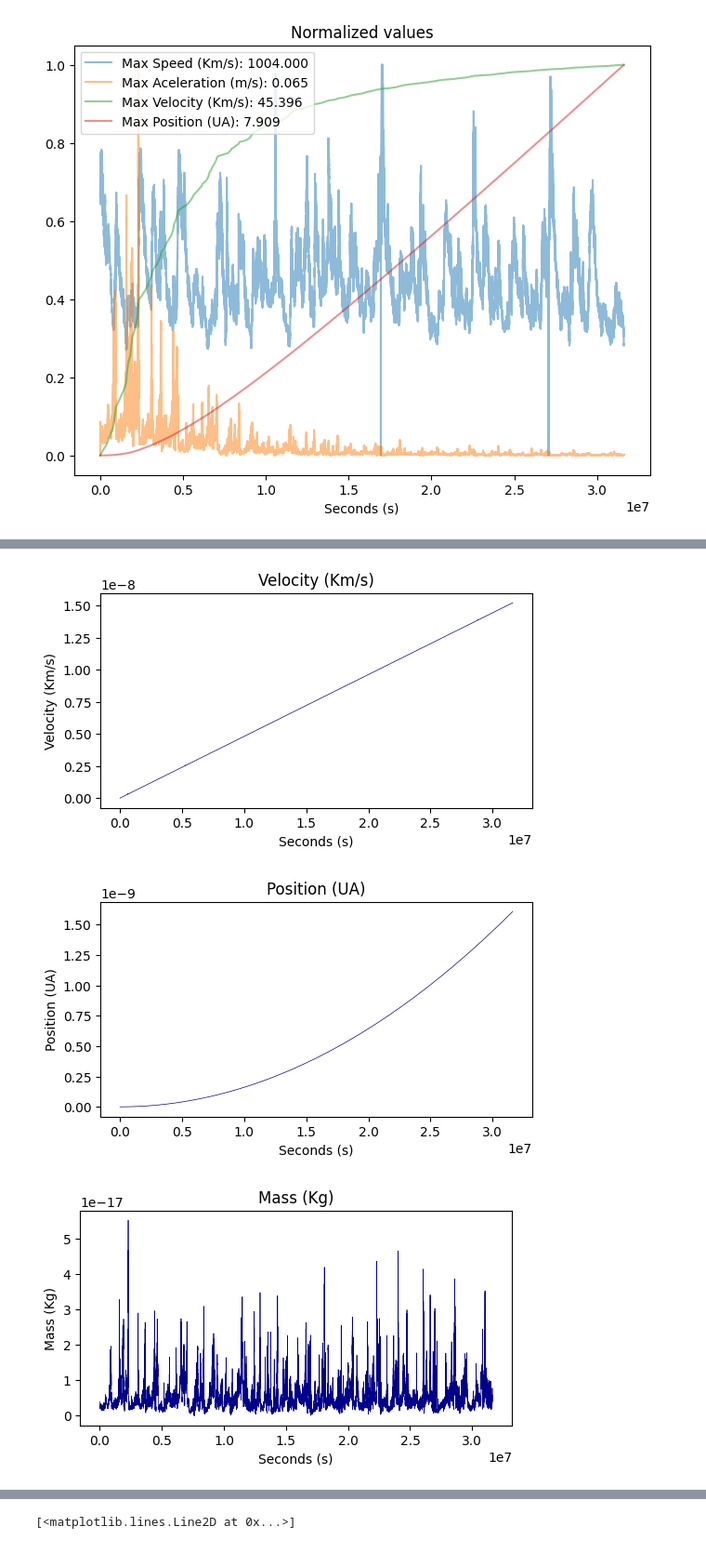
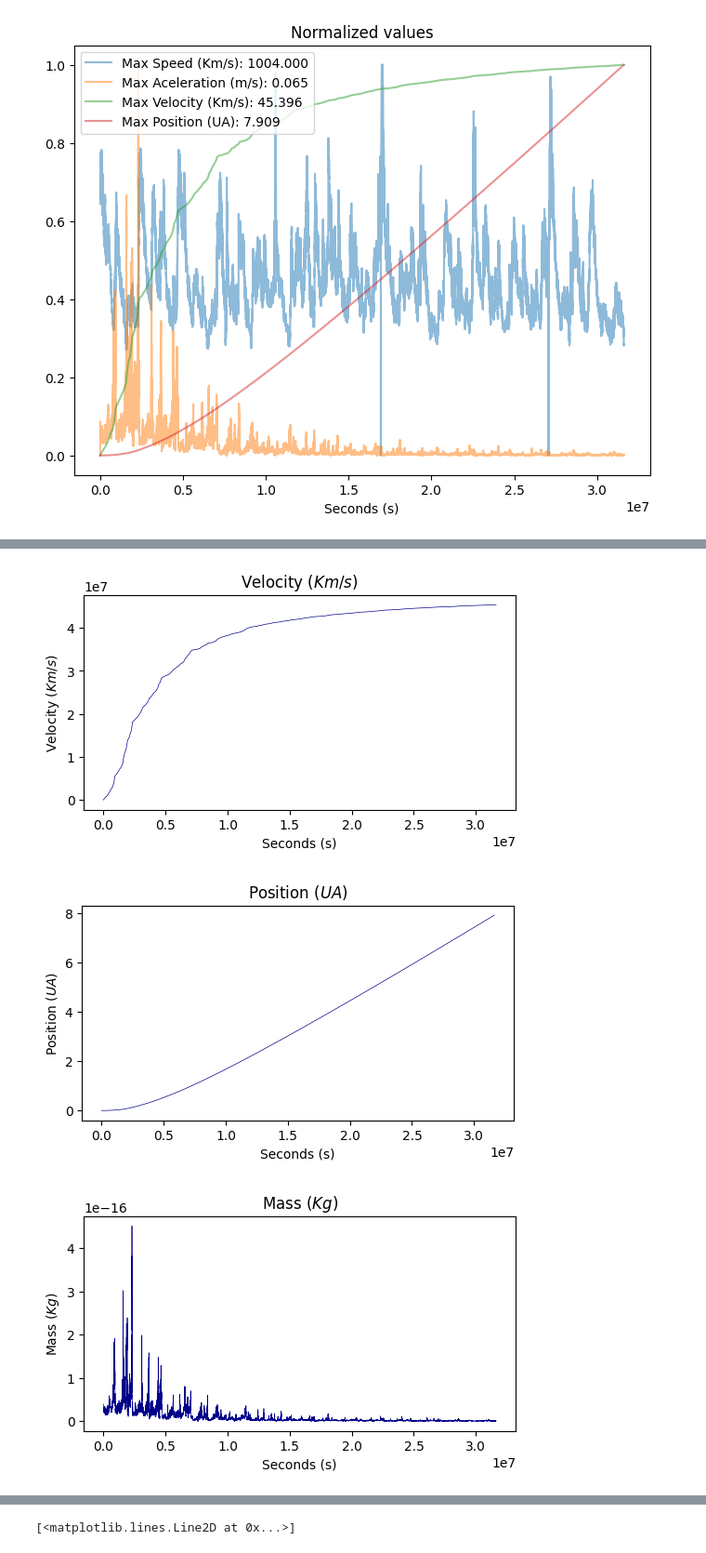
Before and after one commit to S4GC/Energy-and-linear-momentum-change-exerted-by-the-solar-wind-for-applications-in-electric-solar-sails, a Jupyter notebook: Codes/Past/Relativistic velocity.ipynb, the cells around one changed output, grey strips where cells are left out. Shown at 93% size. Drawn from its saved outputs; the diff is of its cells as text; code cells hidden in the pictures.

Commit message:
Velocity

```diff
--- a/Codes/Past/Relativistic velocity.ipynb
+++ b/Codes/Past/Relativistic velocity.ipynb
@@ -987,6 +987,7 @@ t0 = 0 # TIempo iniicial
 y0 = years[0]
 
 Delta_velocity = []
+Delta_time = []
 Aceleration = []
 Velocity = []
 Velocity_Clasical = []
@@ -1067,6 +1068,7 @@ for year in years:
       #v = a*(sec[i]-t0) + v0
       #v = ((a*(sec[i]-t0)) + v0)*c/(((c**2)+(((a*(sec[i]-t0)) + v0)**2))**(1/2))
       #r = (v*(sec[i]-t0)) + r0
+    Delta_time.append(sec[i]-t0)
 
     t0 = sec[i]
     #ti = t0
@@ -1115,9 +1117,9 @@ plt.show()
 # %% [output]
 [figure]
 # %%
-prop = [Speed, Aceleration, Velocity, Position, Mass, Momentum, Delta_velocity]
-name = ["Speed (Km/s)", "Aceleration (m/s)", "Velocity (Km/s)", "Position (UA)", "Mass (Kg)", "Momentum (Kg*m/s)", "Delta_velocity (m/s)"]
-c = [1e3, 1, 1e3, 1.496e11,1, 1, 1]
+prop = [Speed, Aceleration, Velocity, Position, Mass, Momentum, Delta_velocity, Delta_time]
+name = ["Speed $(Km/s)$", "Aceleration $(mm/s^2)$", "Velocity $(Km/s)$", "Position $(UA)$", "Mass $(Kg)$", "Momentum $(Kg*m/s)$", "Delta velocity $(m/s)$",  "Delta time $(s)$"]
+c = [1e3, 1e3, 1e-3, 1.496e11,1, 1, 1, 1]
 
 
 
@@ -1129,6 +1131,8 @@ for i in range(len(prop)):
 
     plt.xlabel("Seconds (s)")
     plt.ylabel(f"{name[i]}")
+    if i == len(prop) -1:
+        plt.yscale("log")
     plt.title(f"{name[i]}")
     plt.show()
 # %% [output]
@@ -1137,3 +1141,3 @@ for i in range(len(prop)):
-[figure, old version]
+[figure, new version]
-[figure, old version]
+[figure, new version]
-[figure, old version]
+[figure, new version]
```
Also changed, not shown: parts of 5 cells of this notebook, 1 other file.
